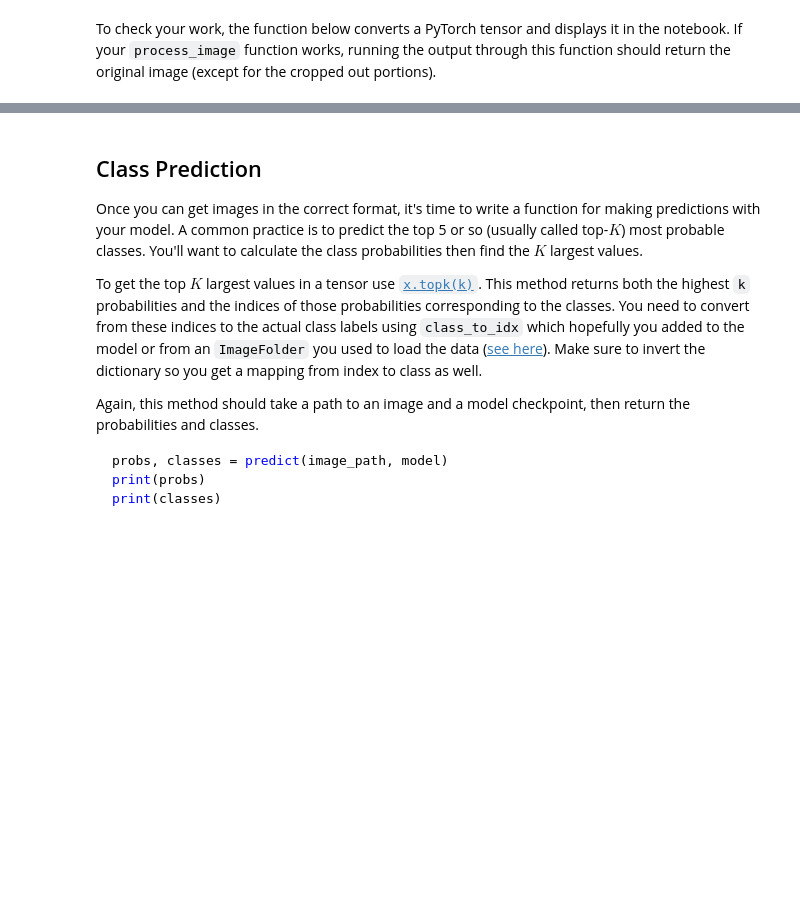
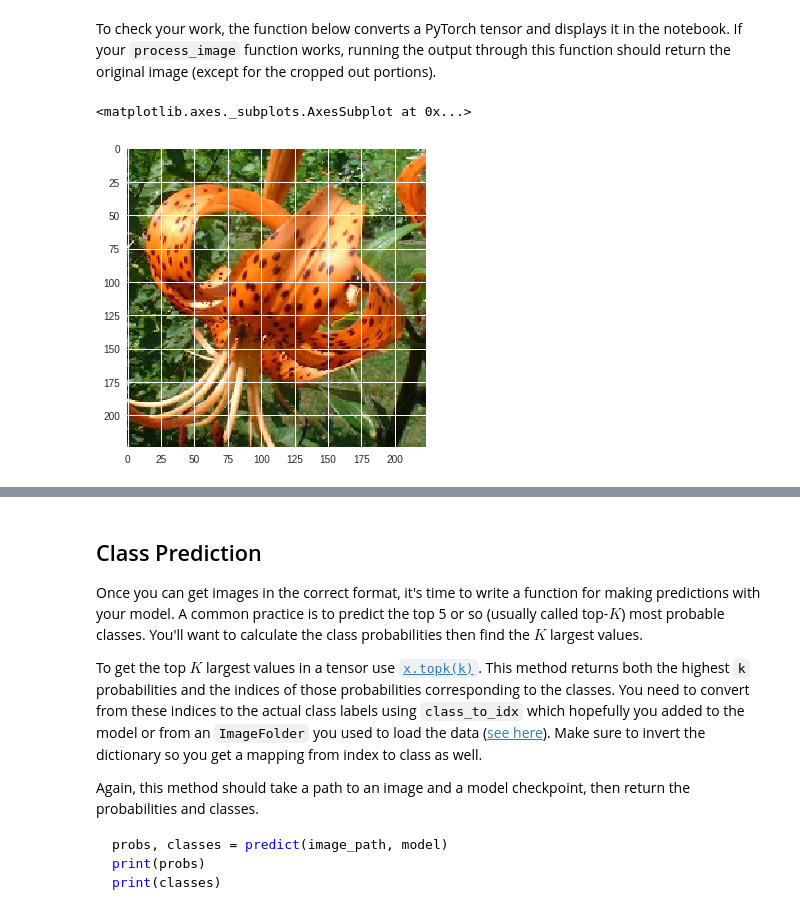
Before and after one commit to eunices/pytorch-challenge, a Jupyter notebook: Image_Classifier_Project.ipynb, the cells around one changed output, grey strips where cells are left out. Saved outputs shown, nothing was run; the diff lists cells and outputs as text; code cells hidden in the pictures; blank space fills up the shorter version.

```diff
--- a/Image_Classifier_Project.ipynb
+++ b/Image_Classifier_Project.ipynb
@@ -176,8 +213,0 @@ for param in vgg16.parameters():
-# %%
-classifier = nn.Sequential(OrderedDict([
-    ('fc1', nn.Linear(img_dim*img_dim*3, 500)),
-    ('relu', nn.ReLU()),
-    ('dropout', nn.Dropout(p=0.2)),
-    ('fc2', nn.Linear(500, len(species_counts))),
-    ('output', nn.LogSoftmax(dim=1))
-]))
@@ -212,6 +213,0 @@ vgg16.cpu(), images.cpu()
-# %%
-criterion = nn.NLLLoss()
-
-optimizer = optim.Adam(vgg16.classifier.parameters(), lr=0.003)
-
-vgg16.cuda()
@@ -263,0 +283,2 @@ for epoch in range(epochs):
+# %%
+model, criterion, optimizer = init_model(output_classes=classes)
@@ -263,0 +368,2 @@ for epoch in range(epochs):
+# %%
+train_model(model, criterion, optimizer, dataloaders_train, dataloaders_valid)
@@ -382,8 +591,11 @@ def imshow(image, ax=None, title=None):
 
     return ax
 # %%
-img_path = 'data/flower_data/train/1/image_06771.jpg'
+img_path = f'{root}/data/flower_data/train/6/image_07164.jpg'
 flower = Image.open(img_path)
 imshow(process_image(flower))
+# %% [output]
+<matplotlib.axes._subplots.AxesSubplot at 0x...>
+[figure, added]
 # %%
 flower
```
Also changed, not shown: parts of 52 cells of this notebook.
